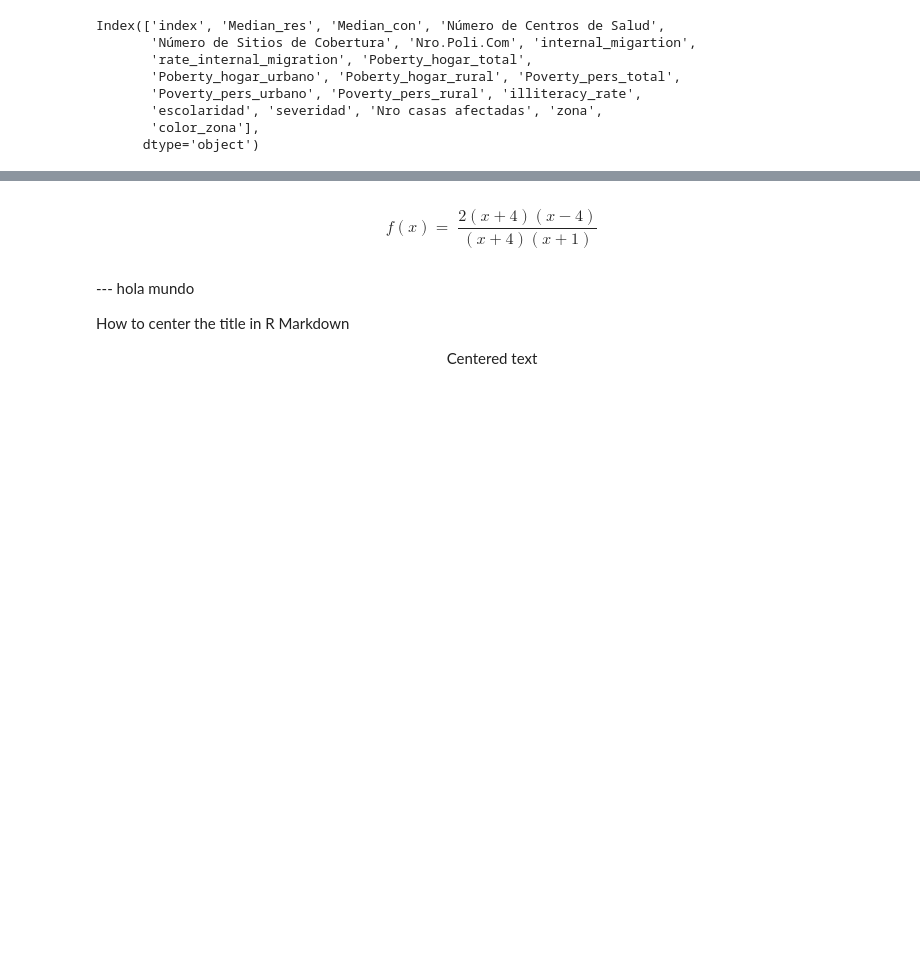
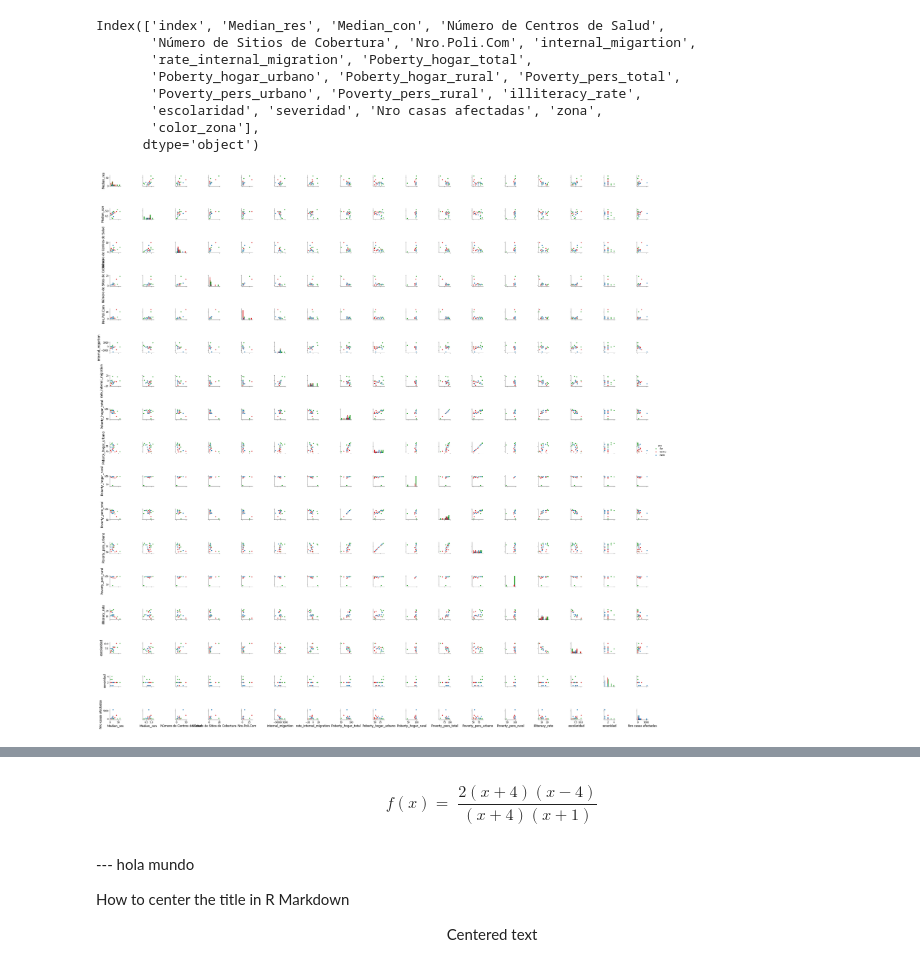
Before and after one commit to aamaguay/Preparing-Eathquake-Ec, a Jupyter notebook: Notebooks/Processing and Metrics.ipynb, the cells around one changed output, grey strips where cells are left out. Saved outputs shown, nothing was run; the diff lists cells and outputs as text; code cells hidden in the pictures; blank space fills up the shorter version.

```diff
--- a/Notebooks/Processing and Metrics.ipynb
+++ b/Notebooks/Processing and Metrics.ipynb
@@ -897,3 +908,18 @@ Index(['index', 'Median_res', 'Median_con', 'Número de Centros de Salud',
        'escolaridad', 'severidad', 'Nro casas afectadas', 'zona',
        'color_zona'],
       dtype='object')
+# %%
+
+
+sns.pairplot(final_df_canton[ final_df_canton.columns[~ final_df_canton.columns.isin(['index','color_zona'])]],
+            diag_kind="hist",hue='zona',
+             palette=
+                dict({'Sur':'tab:green',
+                  'Centro':'tab:red',
+                  'Norte': 'tab:blue'}))
+plt.tick_params(axis='both', which='major', pad=13,labelsize=14)
+
+
+plt.show()
+# %% [output]
+[figure, added]
```
Also changed, not shown: parts of 4 cells of this notebook, 2 other files.
